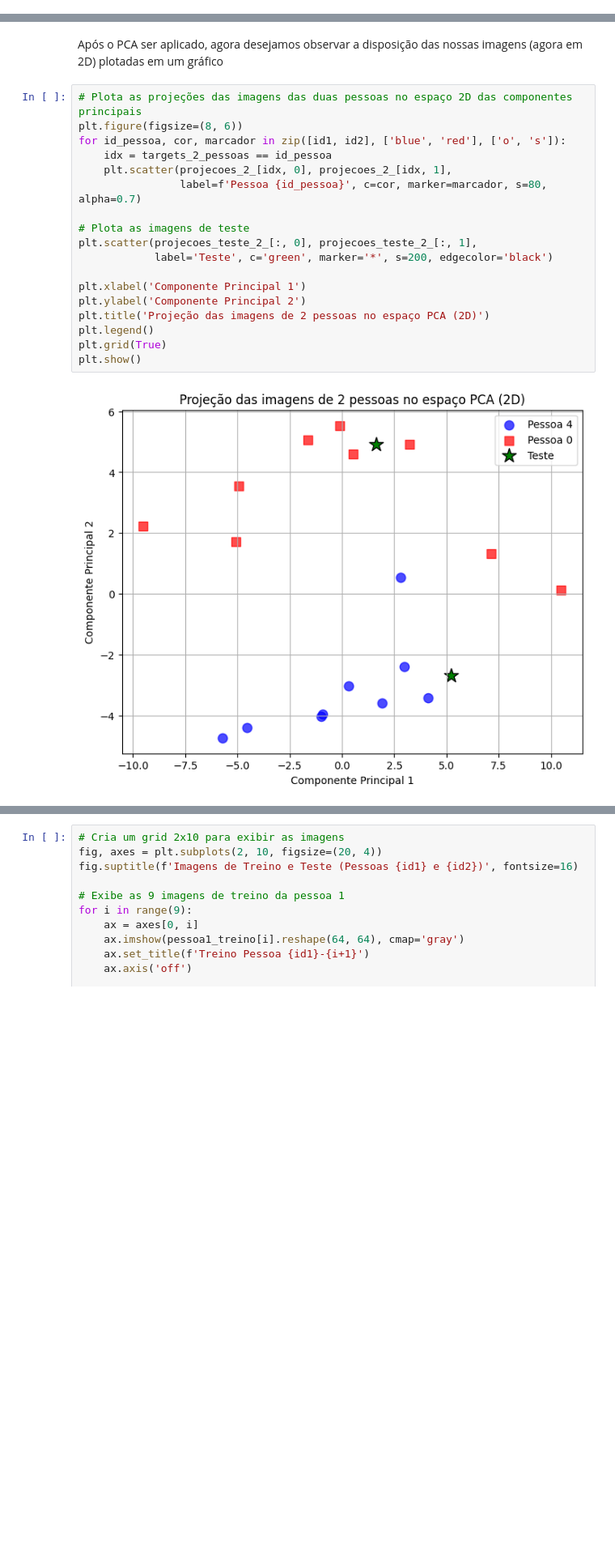
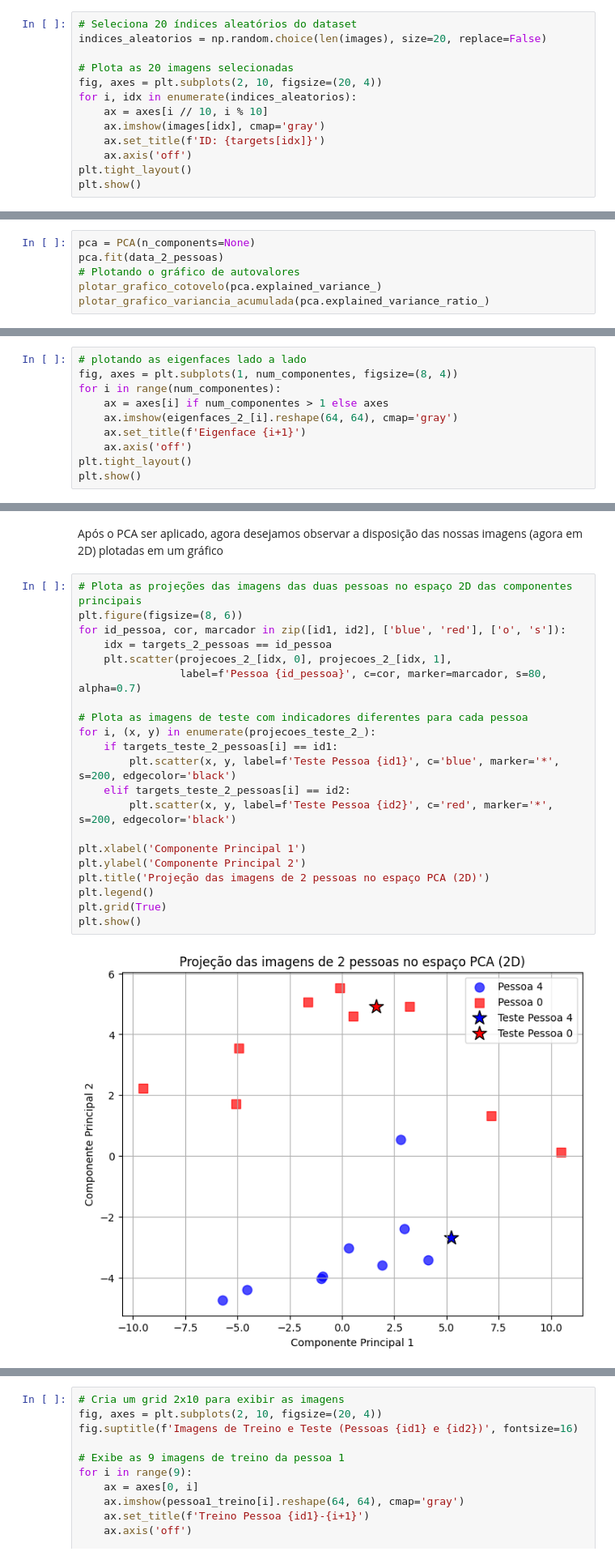
Before and after one commit to schu1na/eigenfaces_cocada, a Jupyter notebook: eigenfaces.ipynb, the cells around one changed output, grey strips where cells are left out. Shown at 81% size. Saved outputs shown, nothing was run; the diff lists cells and outputs as text; blank space fills up the shorter version.

Commit message:
Organização do código e adição de comentários para apresentação

```diff
--- a/eigenfaces.ipynb
+++ b/eigenfaces.ipynb
@@ -19,0 +42,13 @@ targets = faces_bunch.target
+# %%
+# Seleciona 20 índices aleatórios do dataset
+indices_aleatorios = np.random.choice(len(images), size=20, replace=False)
+
+# Plota as 20 imagens selecionadas
+fig, axes = plt.subplots(2, 10, figsize=(20, 4))
+for i, idx in enumerate(indices_aleatorios):
+    ax = axes[i // 10, i % 10]
+    ax.imshow(images[idx], cmap='gray')
+    ax.set_title(f'ID: {targets[idx]}')
+    ax.axis('off')
+plt.tight_layout()
+plt.show()
@@ -63,0 +103,6 @@ targets_teste_2_pessoas = np.array([id1, id2])
+# %%
+pca = PCA(n_components=None)
+pca.fit(data_2_pessoas)
+# Plotando o gráfico de autovalores
+plotar_grafico_cotovelo(pca.explained_variance_)
+plotar_grafico_variancia_acumulada(pca.explained_variance_ratio_)
@@ -81,0 +139,10 @@ projecoes_teste_2_ = pca.transform(data_teste_2_pessoas)
+# %%
+# plotando as eigenfaces lado a lado
+fig, axes = plt.subplots(1, num_componentes, figsize=(8, 4))
+for i in range(num_componentes):
+    ax = axes[i] if num_componentes > 1 else axes
+    ax.imshow(eigenfaces_2_[i].reshape(64, 64), cmap='gray')
+    ax.set_title(f'Eigenface {i+1}')
+    ax.axis('off')
+plt.tight_layout()
+plt.show()
@@ -84,20 +153,23 @@ Após o PCA ser aplicado, agora desejamos observar a disposição das nossas ima
 # %%
 # Plota as projeções das imagens das duas pessoas no espaço 2D das componentes principais
 plt.figure(figsize=(8, 6))
 for id_pessoa, cor, marcador in zip([id1, id2], ['blue', 'red'], ['o', 's']):
     idx = targets_2_pessoas == id_pessoa
     plt.scatter(projecoes_2_[idx, 0], projecoes_2_[idx, 1],
                 label=f'Pessoa {id_pessoa}', c=cor, marker=marcador, s=80, alpha=0.7)
 
-# Plota as imagens de teste
-plt.scatter(projecoes_teste_2_[:, 0], projecoes_teste_2_[:, 1],
-            label='Teste', c='green', marker='*', s=200, edgecolor='black')
+# Plota as imagens de teste com indicadores diferentes para cada pessoa
+for i, (x, y) in enumerate(projecoes_teste_2_):
+    if targets_teste_2_pessoas[i] == id1:
+        plt.scatter(x, y, label=f'Teste Pessoa {id1}', c='blue', marker='*', s=200, edgecolor='black')
+    elif targets_teste_2_pessoas[i] == id2:
+        plt.scatter(x, y, label=f'Teste Pessoa {id2}', c='red', marker='*', s=200, edgecolor='black')
 
 plt.xlabel('Componente Principal 1')
 plt.ylabel('Componente Principal 2')
 plt.title('Projeção das imagens de 2 pessoas no espaço PCA (2D)')
 plt.legend()
 plt.grid(True)
 plt.show()
 # %% [output]
-[figure, old version]
+[figure, new version]
```
Also changed, not shown: parts of 39 cells of this notebook, 1 other file.
